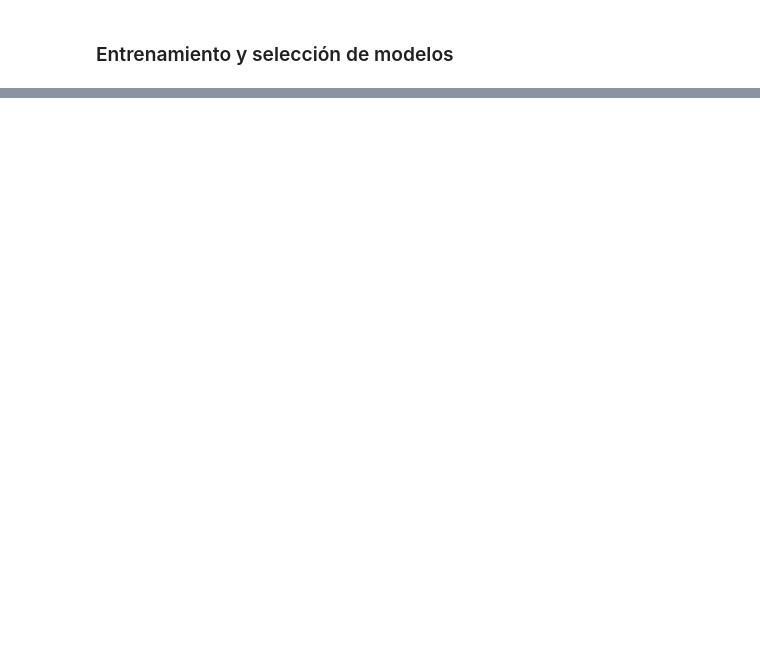
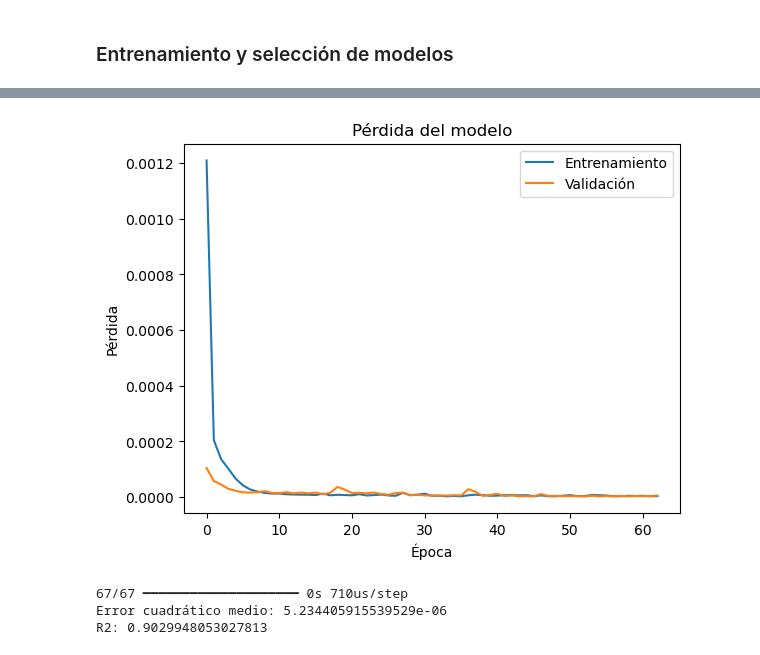
Before and after one commit to markalbrand56/DS-Laboratorio-8, a Jupyter notebook: modelo.ipynb, the cells around one changed output, grey strips where cells are left out. Saved outputs shown, nothing was run; the diff lists cells and outputs as text; code cells hidden in the pictures; blank space fills up the shorter version.

Commit message:
Modelos
Co-Authored-By: Jimena Hernández <77686378+kojimena@users.noreply.github.com>

```diff
--- a/modelo.ipynb
+++ b/modelo.ipynb
@@ -148,0 +282,29 @@ furniture: ['furnished' 'not furnished']
+# %%
+model = Sequential()
+
+model.add(Dense(64, input_dim=X_train_scaled.shape[1], activation='relu'))
+model.add(Dense(32, activation='relu'))
+model.add(Dense(1, activation='linear'))
+# %%
+optimizer = 'adam'
+loss = 'mean_squared_error'
+metrics = ['mse']
+epochs = 100
+batch_size = 32
+
+early_stop = EarlyStopping(monitor='val_loss', patience=10, verbose=1)
+# %%
+model.compile(
+    optimizer=optimizer,
+    loss=loss,
+    metrics=metrics,
+)
+# %%
+history = model.fit(
+    X_train_scaled,
+    Y_train_scaled,
+    epochs=epochs,
+    batch_size=batch_size,
+    validation_data=(X_test_scaled, Y_test_scaled),
+    callbacks=[early_stop],
+)
@@ -148,0 +329,21 @@ furniture: ['furnished' 'not furnished']
+# %%
+# Gráfica de la pérdida
+plt.plot(history.history['loss'])
+plt.plot(history.history['val_loss'])
+plt.title('Pérdida del modelo')
+plt.ylabel('Pérdida')
+plt.xlabel('Época')
+plt.legend(['Entrenamiento', 'Validación'], loc='upper right')
+plt.show()
+# %% [output]
+[figure, added]
+# %%
+# Métricas
+Y_pred_rn = model.predict(X_test_scaled)
+
+print('Error cuadrático medio:', mean_squared_error(Y_test_scaled, Y_pred_rn))
+print('R2:', r2_score(Y_test_scaled, Y_pred_rn))
+# %% [output]
+67/67 ━━━━━━━━━━━━━━━━━━━━ 0s 710us/step
+Error cuadrático medio: 5.234405915539529e-06
+R2: 0.9029948053027813
```
Also changed, not shown: parts of 24 cells of this notebook.
